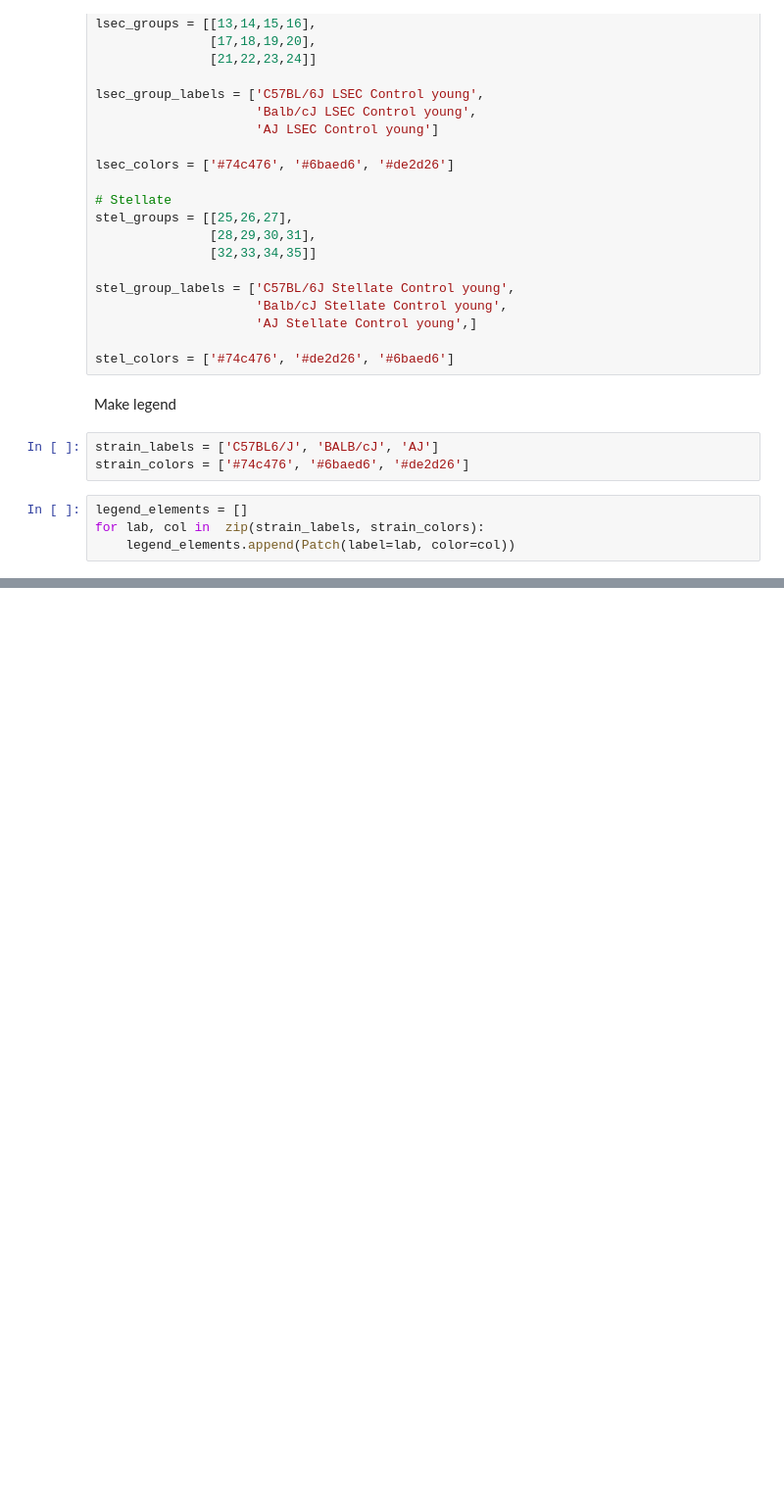
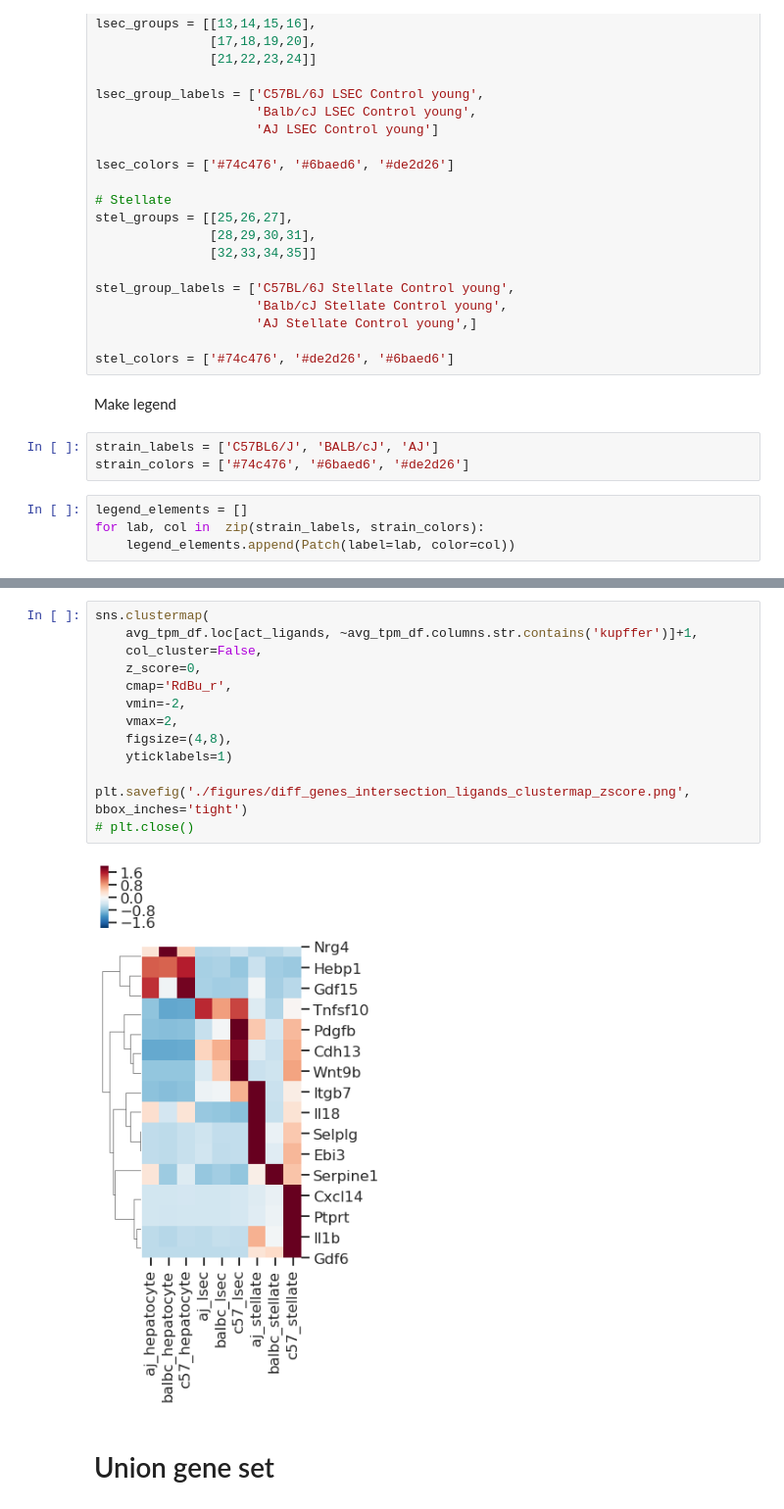
Before and after one commit to HunterBennett/strains_rna, a Jupyter notebook: results/A00_Strains_Control_AllSamples_Visualization.ipynb, the cells around one changed output, grey strips where cells are left out. Shown: that part at 98% size. Saved outputs shown, nothing was run; the diff lists cells and outputs as text; blank space fills up the shorter version.

```diff
--- a/results/A00_Strains_Control_AllSamples_Visualization.ipynb
+++ b/results/A00_Strains_Control_AllSamples_Visualization.ipynb
@@ -117,0 +277,17 @@ axs[4].set_xticklabels('');
+# %%
+sns.clustermap(
+    avg_tpm_df.loc[act_ligands, ~avg_tpm_df.columns.str.contains('kupffer')]+1,
+    col_cluster=False,
+    z_score=0,
+    cmap='RdBu_r',
+    vmin=-2,
+    vmax=2,
+    figsize=(4,8),
+    yticklabels=1)
+
+plt.savefig('./figures/diff_genes_intersection_ligands_clustermap_zscore.png', bbox_inches='tight')
+# plt.close()
+# %% [output]
+[figure, added]
+# %% [markdown]
+# Union gene set
```
Also changed, not shown: parts of 30 cells of this notebook, 6 other files.
